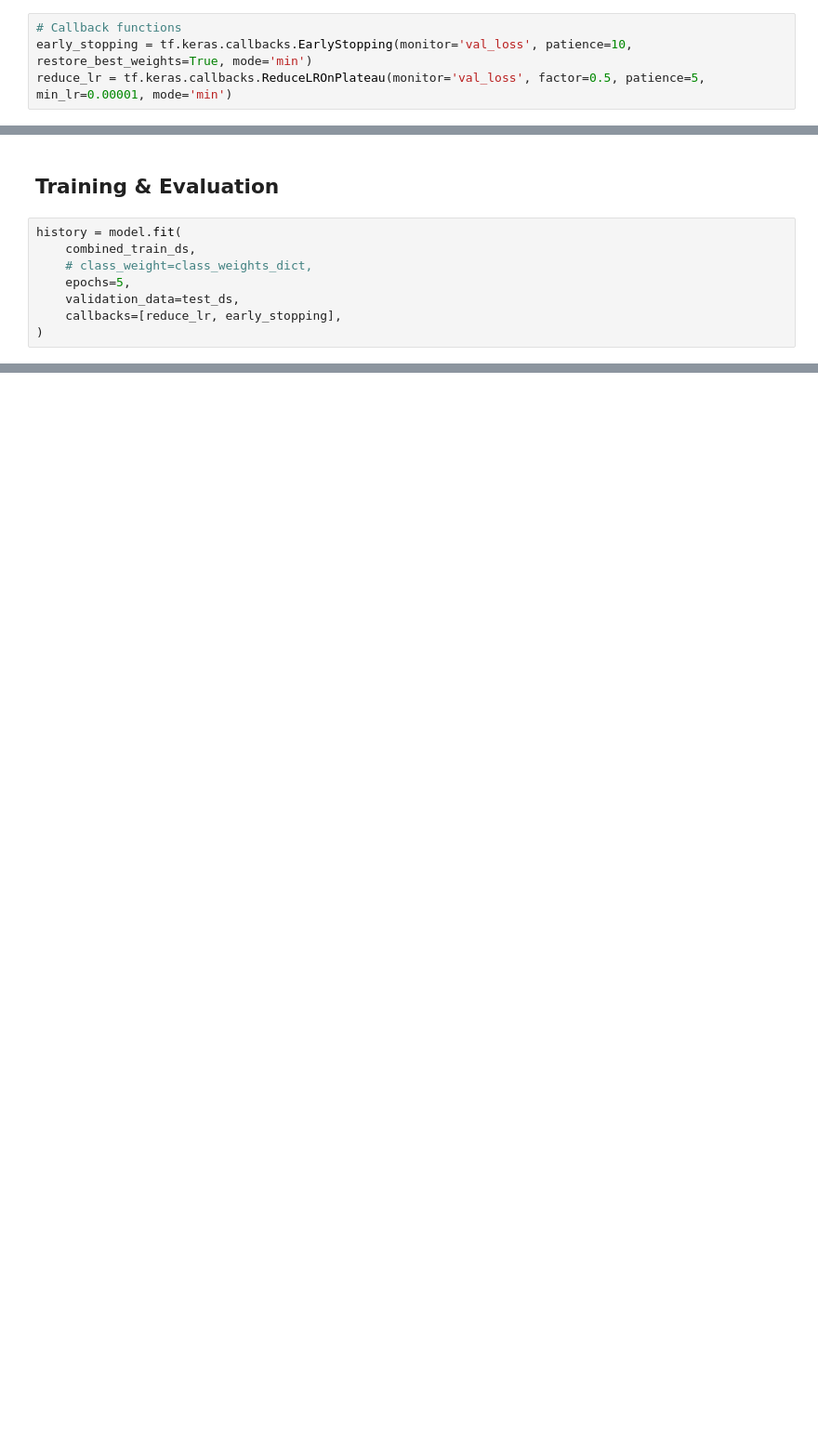
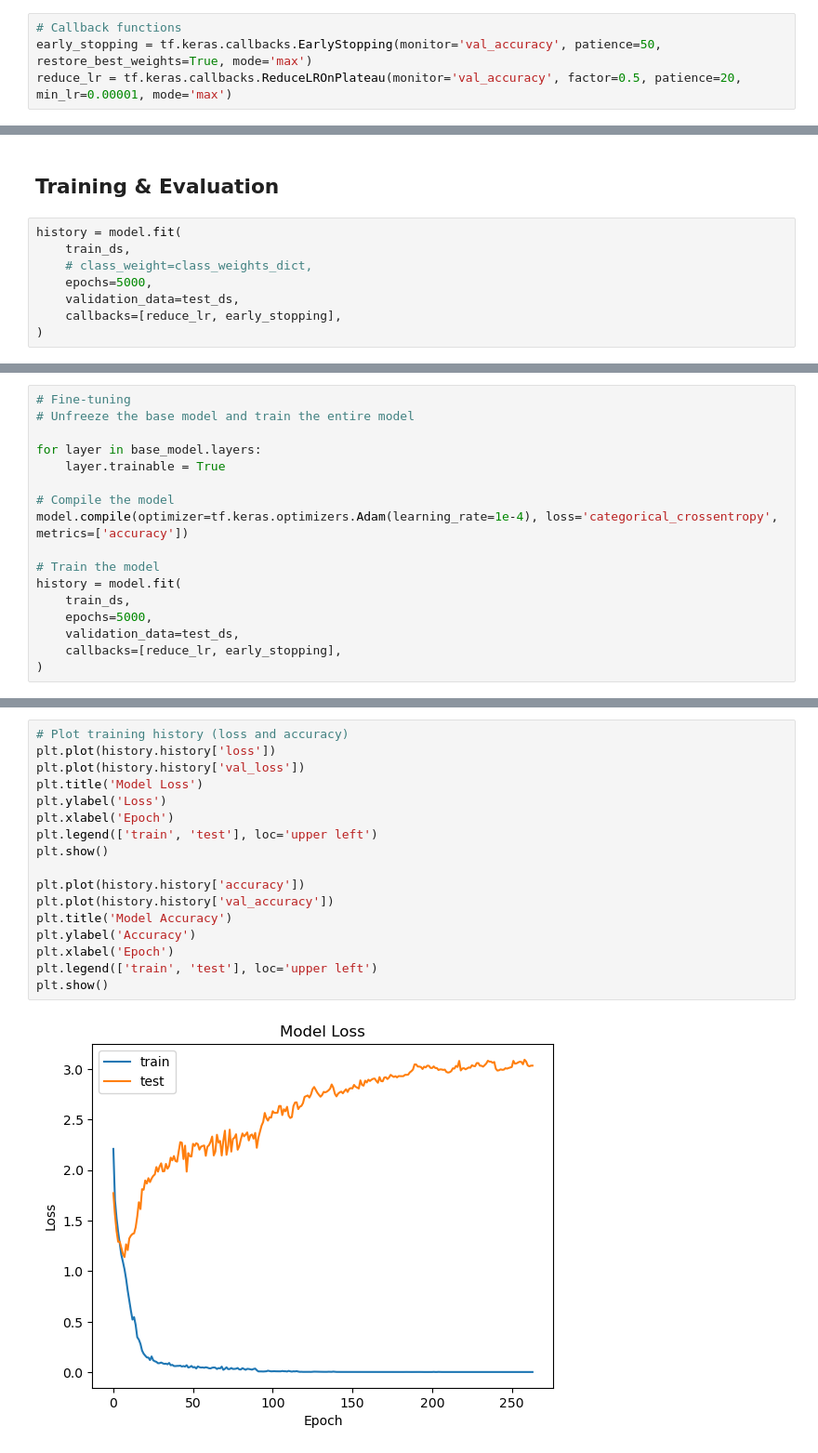
Before and after one commit to RnLe/MachineLearning, a Jupyter notebook: emotions_facial/main.ipynb, the cells around one changed output, grey strips where cells are left out. Shown at 93% size. Saved outputs shown, nothing was run; the diff lists cells and outputs as text; blank space fills up the shorter version.

```diff
--- a/emotions_facial/main.ipynb
+++ b/emotions_facial/main.ipynb
@@ -420,7 +543,7 @@ Type of keys: <class 'int'>
 Type of values: <class 'float'>
 # %%
 # Callback functions
-early_stopping = tf.keras.callbacks.EarlyStopping(monitor='val_loss', patience=10, restore_best_weights=True, mode='min')
-reduce_lr = tf.keras.callbacks.ReduceLROnPlateau(monitor='val_loss', factor=0.5, patience=5, min_lr=0.00001, mode='min')
+early_stopping = tf.keras.callbacks.EarlyStopping(monitor='val_accuracy', patience=50, restore_best_weights=True, mode='max')
+reduce_lr = tf.keras.callbacks.ReduceLROnPlateau(monitor='val_accuracy', factor=0.5, patience=20, min_lr=0.00001, mode='max')
 # %%
 for image, label in train_ds.take(1):  # Only take the first batch
@@ -432,9 +555,9 @@ tf.Tensor([0. 0. 0. 0. 1. 0. 0.], shape=(7,), dtype=float32)
 ## Training & Evaluation
 # %%
 history = model.fit(
-    combined_train_ds,
+    train_ds,
     # class_weight=class_weights_dict,
-    epochs=5,
+    epochs=5000,
     validation_data=test_ds,
     callbacks=[reduce_lr, early_stopping],
 )
@@ -460,0 +608,17 @@ plt.show()
+# %%
+# Fine-tuning
+# Unfreeze the base model and train the entire model
+
+for layer in base_model.layers:
+    layer.trainable = True
+
+# Compile the model
+model.compile(optimizer=tf.keras.optimizers.Adam(learning_rate=1e-4), loss='categorical_crossentropy', metrics=['accuracy'])
+
+# Train the model
+history = model.fit(
+    train_ds,
+    epochs=5000,
+    validation_data=test_ds,
+    callbacks=[reduce_lr, early_stopping],
+)
@@ -460,0 +650,19 @@ plt.show()
+# %%
+# Plot training history (loss and accuracy)
+plt.plot(history.history['loss'])
+plt.plot(history.history['val_loss'])
+plt.title('Model Loss')
+plt.ylabel('Loss')
+plt.xlabel('Epoch')
+plt.legend(['train', 'test'], loc='upper left')
+plt.show()
+
+plt.plot(history.history['accuracy'])
+plt.plot(history.history['val_accuracy'])
+plt.title('Model Accuracy')
+plt.ylabel('Accuracy')
+plt.xlabel('Epoch')
+plt.legend(['train', 'test'], loc='upper left')
+plt.show()
+# %% [output]
+[figure, added]
```
Also changed, not shown: parts of 24 cells of this notebook, 1 other file.
